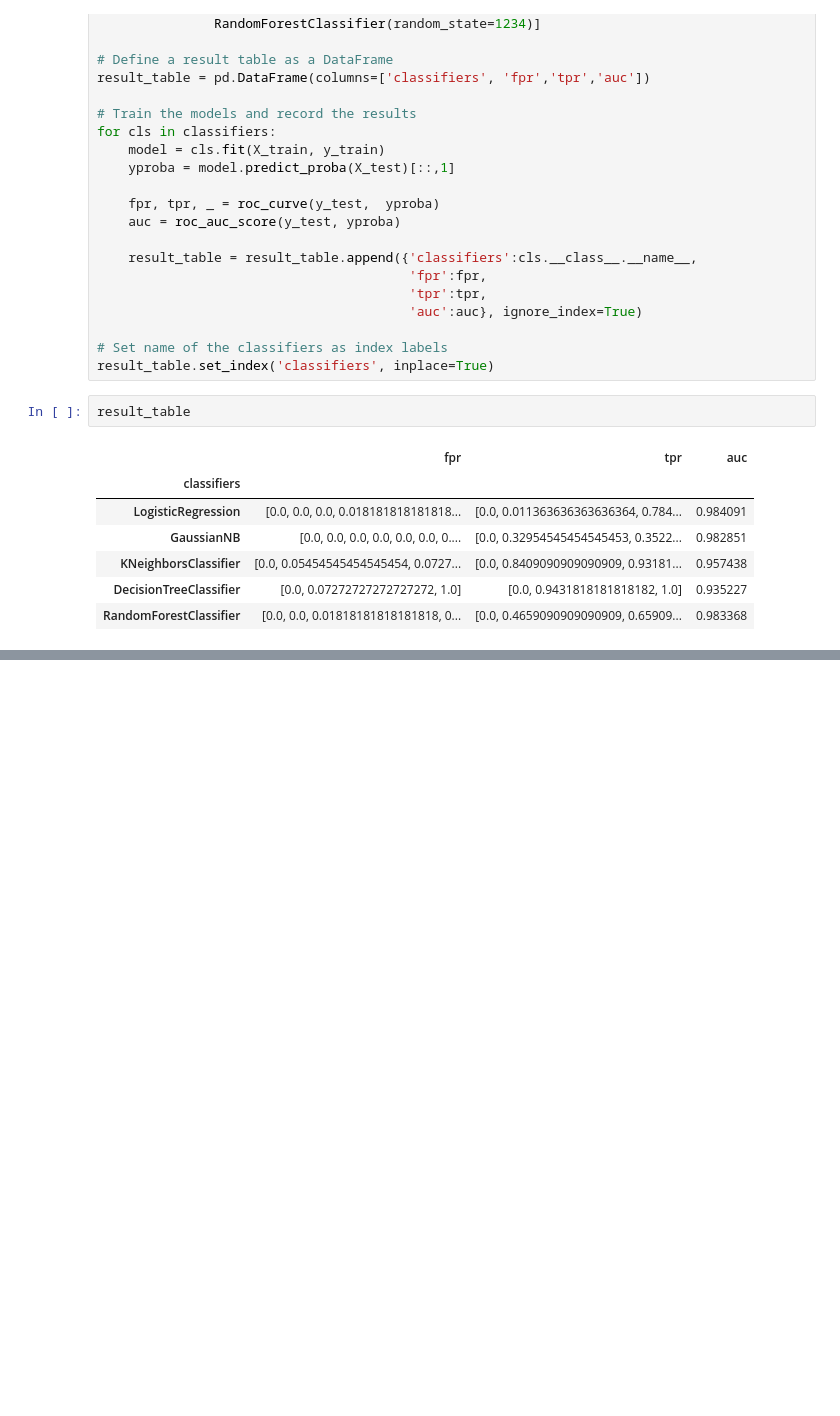
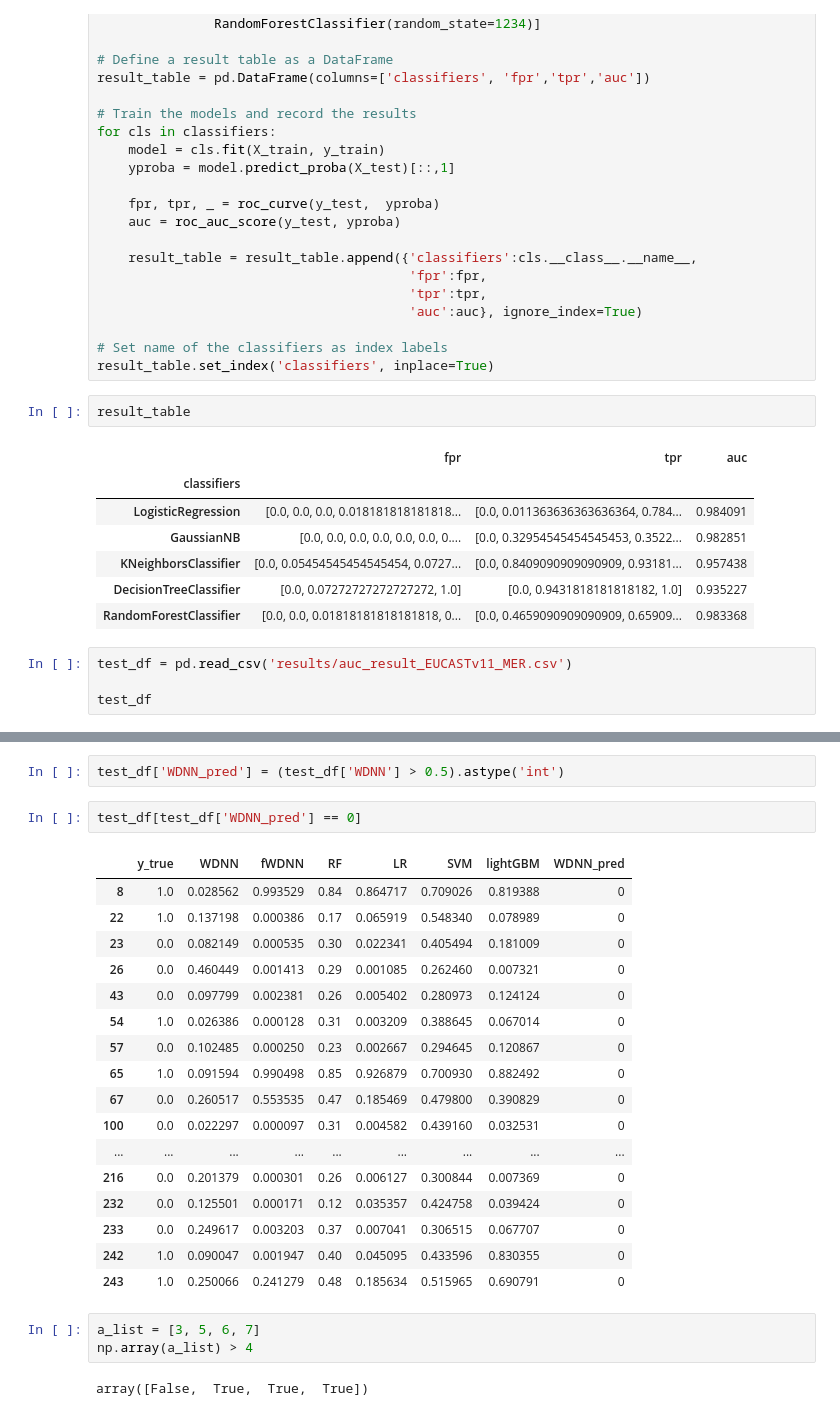
Before and after one commit to andyvng/AMR-prediction, a Jupyter notebook: result_plot.ipynb, the cells around one changed output, grey strips where cells are left out. Cells and saved outputs as stored; diff of their text form; blank space fills up the shorter version.

```diff
--- a/result_plot.ipynb
+++ b/result_plot.ipynb
@@ -187,3 +187,7 @@ result_table
 | KNeighborsClassifier | [0.0, 0.05454545454545454, 0.0727... | [0.0, 0.8409090909090909, 0.93181... | 0.957438 |
 | DecisionTreeClassifier | [0.0, 0.07272727272727272, 1.0] | [0.0, 0.9431818181818182, 1.0] | 0.935227 |
 | RandomForestClassifier | [0.0, 0.0, 0.01818181818181818, 0... | [0.0, 0.4659090909090909, 0.65909... | 0.983368 |
+# %%
+test_df = pd.read_csv('results/auc_result_EUCASTv11_MER.csv')
+
+test_df
@@ -189,0 +208,27 @@ result_table
+# %%
+test_df['WDNN_pred'] = (test_df['WDNN'] > 0.5).astype('int')
+# %%
+test_df[test_df['WDNN_pred'] == 0]
+# %% [output]
+|  | y_true | WDNN | fWDNN | RF | LR | SVM | lightGBM | WDNN_pred |
+| 8 | 1.0 | 0.028562 | 0.993529 | 0.84 | 0.864717 | 0.709026 | 0.819388 | 0 |
+| 22 | 1.0 | 0.137198 | 0.000386 | 0.17 | 0.065919 | 0.548340 | 0.078989 | 0 |
+| 23 | 0.0 | 0.082149 | 0.000535 | 0.30 | 0.022341 | 0.405494 | 0.181009 | 0 |
+| 26 | 0.0 | 0.460449 | 0.001413 | 0.29 | 0.001085 | 0.262460 | 0.007321 | 0 |
+| 43 | 0.0 | 0.097799 | 0.002381 | 0.26 | 0.005402 | 0.280973 | 0.124124 | 0 |
+| 54 | 1.0 | 0.026386 | 0.000128 | 0.31 | 0.003209 | 0.388645 | 0.067014 | 0 |
+| 57 | 0.0 | 0.102485 | 0.000250 | 0.23 | 0.002667 | 0.294645 | 0.120867 | 0 |
+| 65 | 1.0 | 0.091594 | 0.990498 | 0.85 | 0.926879 | 0.700930 | 0.882492 | 0 |
+| 67 | 0.0 | 0.260517 | 0.553535 | 0.47 | 0.185469 | 0.479800 | 0.390829 | 0 |
+| 100 | 0.0 | 0.022297 | 0.000097 | 0.31 | 0.004582 | 0.439160 | 0.032531 | 0 |
+| ... | ... | ... | ... | ... | ... | ... | ... | ... |
+| 216 | 0.0 | 0.201379 | 0.000301 | 0.26 | 0.006127 | 0.300844 | 0.007369 | 0 |
+| 232 | 0.0 | 0.125501 | 0.000171 | 0.12 | 0.035357 | 0.424758 | 0.039424 | 0 |
+| 233 | 0.0 | 0.249617 | 0.003203 | 0.37 | 0.007041 | 0.306515 | 0.067707 | 0 |
+| 242 | 1.0 | 0.090047 | 0.001947 | 0.40 | 0.045095 | 0.433596 | 0.830355 | 0 |
+| 243 | 1.0 | 0.250066 | 0.241279 | 0.48 | 0.185634 | 0.515965 | 0.690791 | 0 |
+# %%
+a_list = [3, 5, 6, 7]
+np.array(a_list) > 4
+# %% [output]
+array([False,  True,  True,  True])
```
Also changed, not shown: parts of 7 cells of this notebook, 45 other files.
